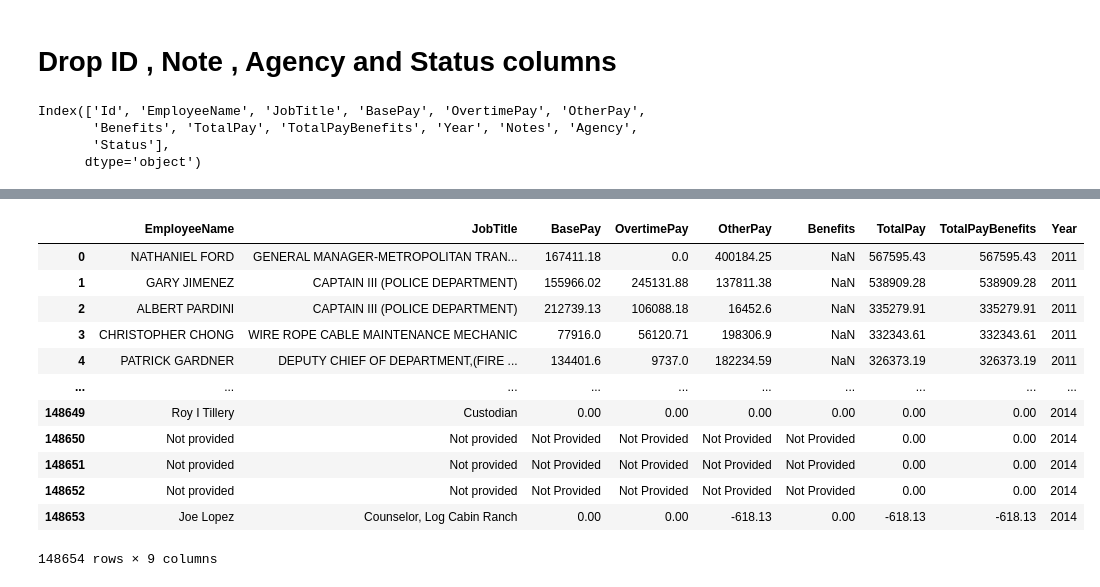
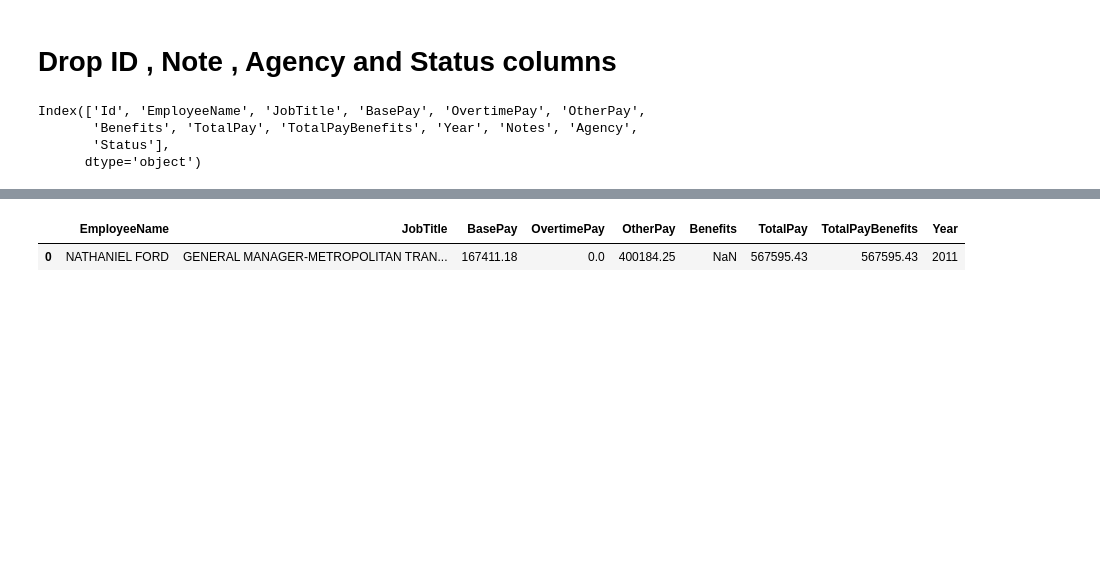
Before and after one commit to Abricos-gt/Data_Science_projects, a Jupyter notebook: pandas_project2.ipynb, the cells around one changed output, grey strips where cells are left out. Saved outputs shown, nothing was run; the diff lists cells and outputs as text; code cells hidden in the pictures; blank space fills up the shorter version.

```diff
--- a/pandas_project2.ipynb
+++ b/pandas_project2.ipynb
@@ -120,18 +104,7 @@ df
 # %%
 df.drop(['Id', 'Notes' , 'Agency' , 'Status'], axis = 1 , inplace = True)
 # %%
-df
+df.head(1)
 # %% [output]
 |  | EmployeeName | JobTitle | BasePay | OvertimePay | OtherPay | Benefits | TotalPay | TotalPayBenefits | Year |
 | 0 | NATHANIEL FORD | GENERAL MANAGER-METROPOLITAN TRAN... | 167411.18 | 0.0 | 400184.25 | NaN | 567595.43 | 567595.43 | 2011 |
-| 1 | GARY JIMENEZ | CAPTAIN III (POLICE DEPARTMENT) | 155966.02 | 245131.88 | 137811.38 | NaN | 538909.28 | 538909.28 | 2011 |
-| 2 | ALBERT PARDINI | CAPTAIN III (POLICE DEPARTMENT) | 212739.13 | 106088.18 | 16452.6 | NaN | 335279.91 | 335279.91 | 2011 |
-| 3 | CHRISTOPHER CHONG | WIRE ROPE CABLE MAINTENANCE MECHANIC | 77916.0 | 56120.71 | 198306.9 | NaN | 332343.61 | 332343.61 | 2011 |
-| 4 | PATRICK GARDNER | DEPUTY CHIEF OF DEPARTMENT,(FIRE ... | 134401.6 | 9737.0 | 182234.59 | NaN | 326373.19 | 326373.19 | 2011 |
-| ... | ... | ... | ... | ... | ... | ... | ... | ... | ... |
-| 148649 | Roy I Tillery | Custodian | 0.00 | 0.00 | 0.00 | 0.00 | 0.00 | 0.00 | 2014 |
-| 148650 | Not provided | Not provided | Not Provided | Not Provided | Not Provided | Not Provided | 0.00 | 0.00 | 2014 |
-| 148651 | Not provided | Not provided | Not Provided | Not Provided | Not Provided | Not Provided | 0.00 | 0.00 | 2014 |
-| 148652 | Not provided | Not provided | Not Provided | Not Provided | Not Provided | Not Provided | 0.00 | 0.00 | 2014 |
-| 148653 | Joe Lopez | Counselor, Log Cabin Ranch | 0.00 | 0.00 | -618.13 | 0.00 | -618.13 | -618.13 | 2014 |
-148654 rows × 9 columns
```
Also changed, not shown: parts of 15 cells of this notebook.
